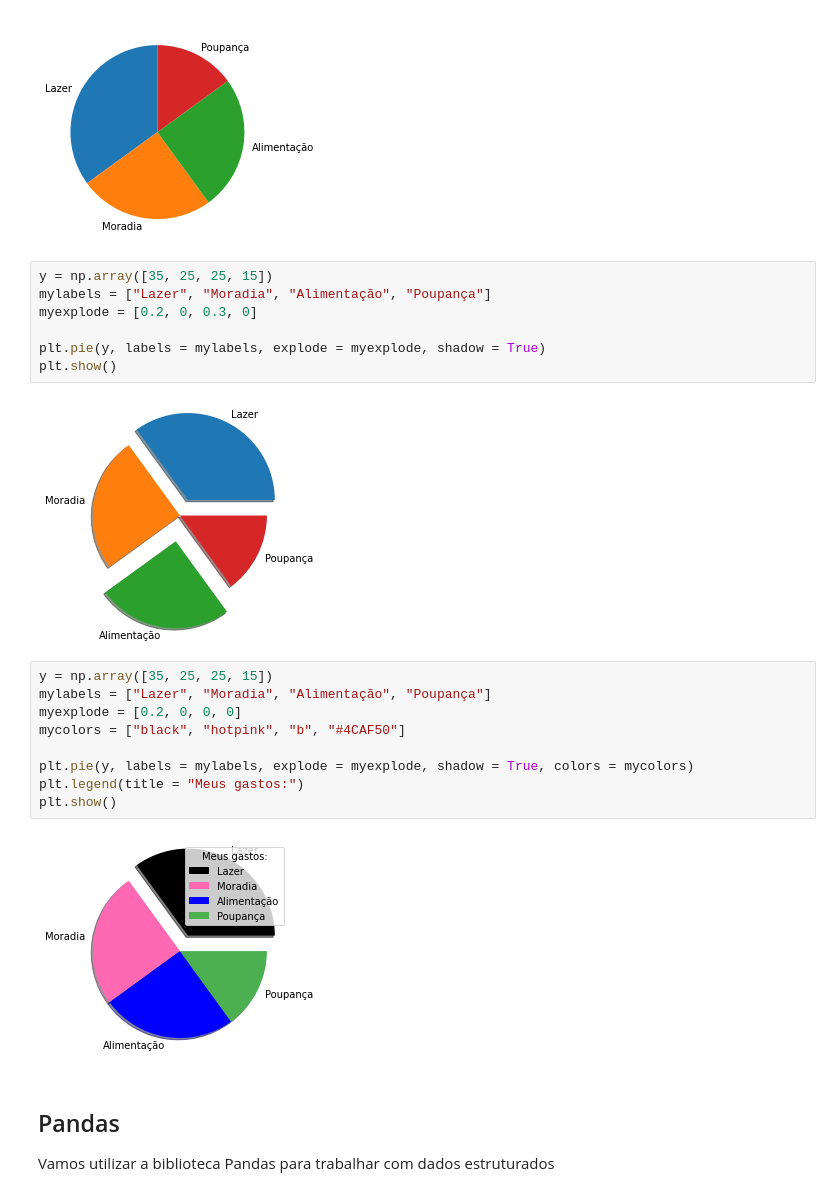
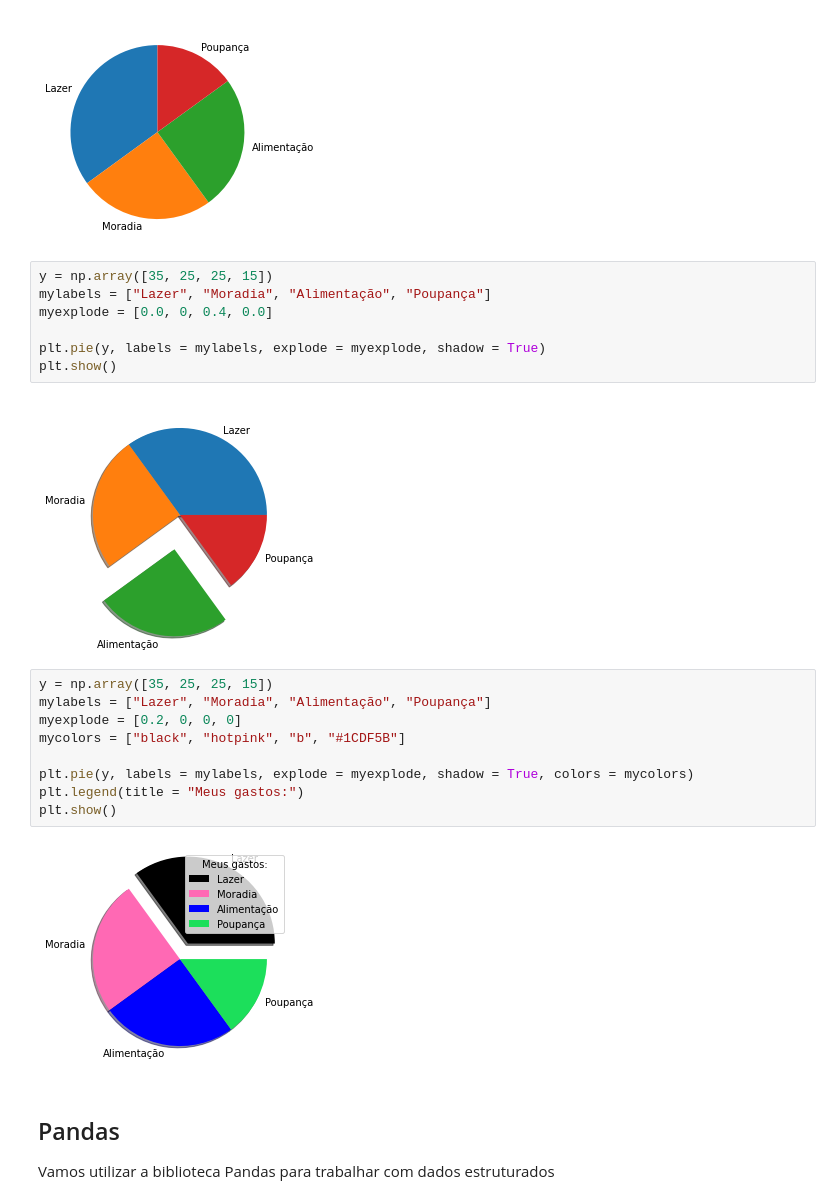
Before and after one commit to fernandonakagawa/Curso_Python_32h, a Jupyter notebook: Python_para_Data_Science.ipynb, the cells around one changed output. Drawn from its saved outputs; the diff is of its cells as text.

```diff
--- a/Python_para_Data_Science.ipynb
+++ b/Python_para_Data_Science.ipynb
@@ -1016,23 +1022,23 @@ plt.show()
 # %%
 y = np.array([35, 25, 25, 15])
 mylabels = ["Lazer", "Moradia", "Alimentação", "Poupança"]
-myexplode = [0.2, 0, 0.3, 0]
+myexplode = [0.0, 0, 0.4, 0.0]
 
 plt.pie(y, labels = mylabels, explode = myexplode, shadow = True)
 plt.show()
 # %% [output]
-[figure, old version]
+[figure, new version]
 # %%
 y = np.array([35, 25, 25, 15])
 mylabels = ["Lazer", "Moradia", "Alimentação", "Poupança"]
 myexplode = [0.2, 0, 0, 0]
-mycolors = ["black", "hotpink", "b", "#4CAF50"]
+mycolors = ["black", "hotpink", "b", "#1CDF5B"]
 
 plt.pie(y, labels = mylabels, explode = myexplode, shadow = True, colors = mycolors)
 plt.legend(title = "Meus gastos:")
 plt.show()
 # %% [output]
-[figure, old version]
+[figure, new version]
 # %% [markdown]
 ## Pandas
 Vamos utilizar a biblioteca Pandas para trabalhar com dados estruturados
```
Also changed, not shown: parts of 14 cells of this notebook.
